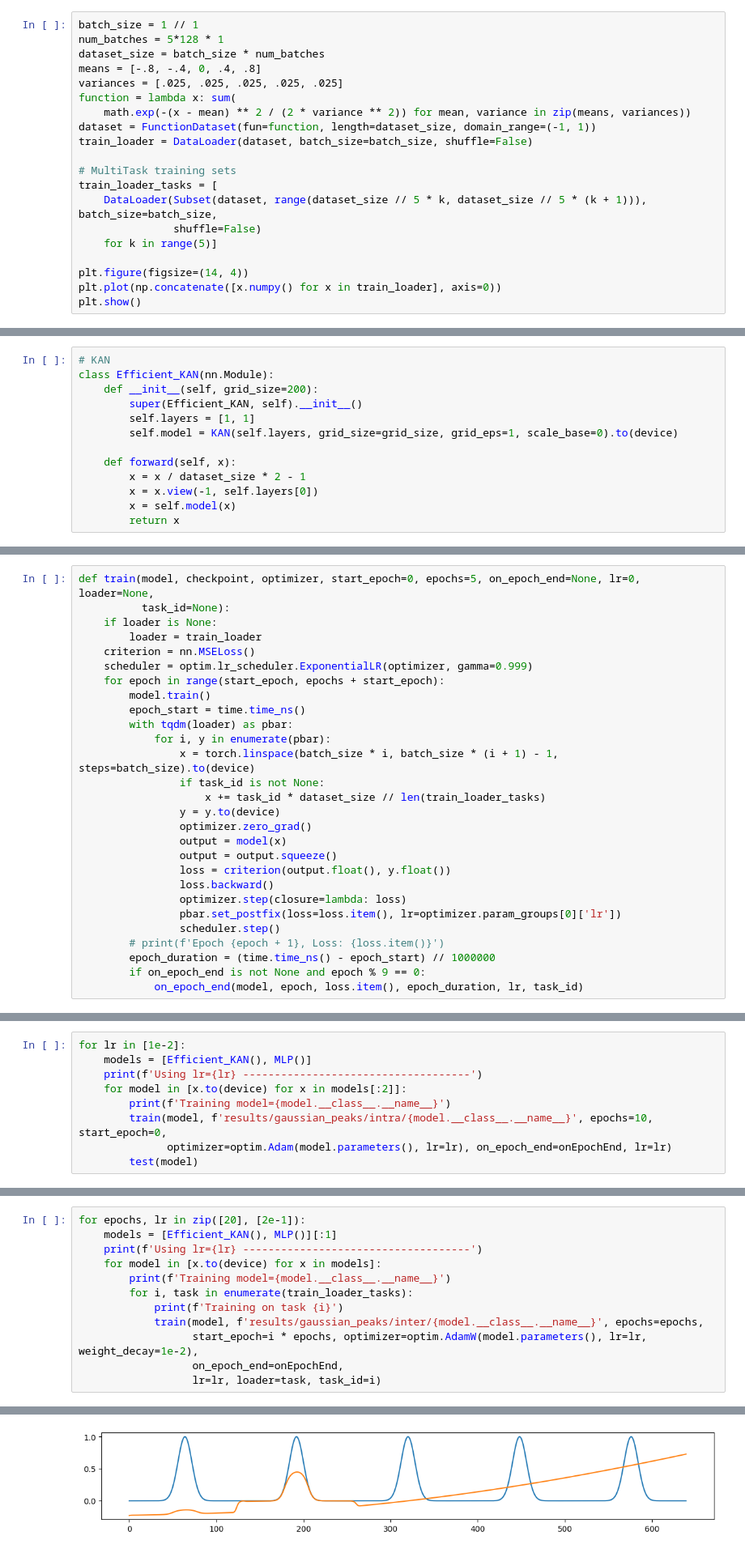
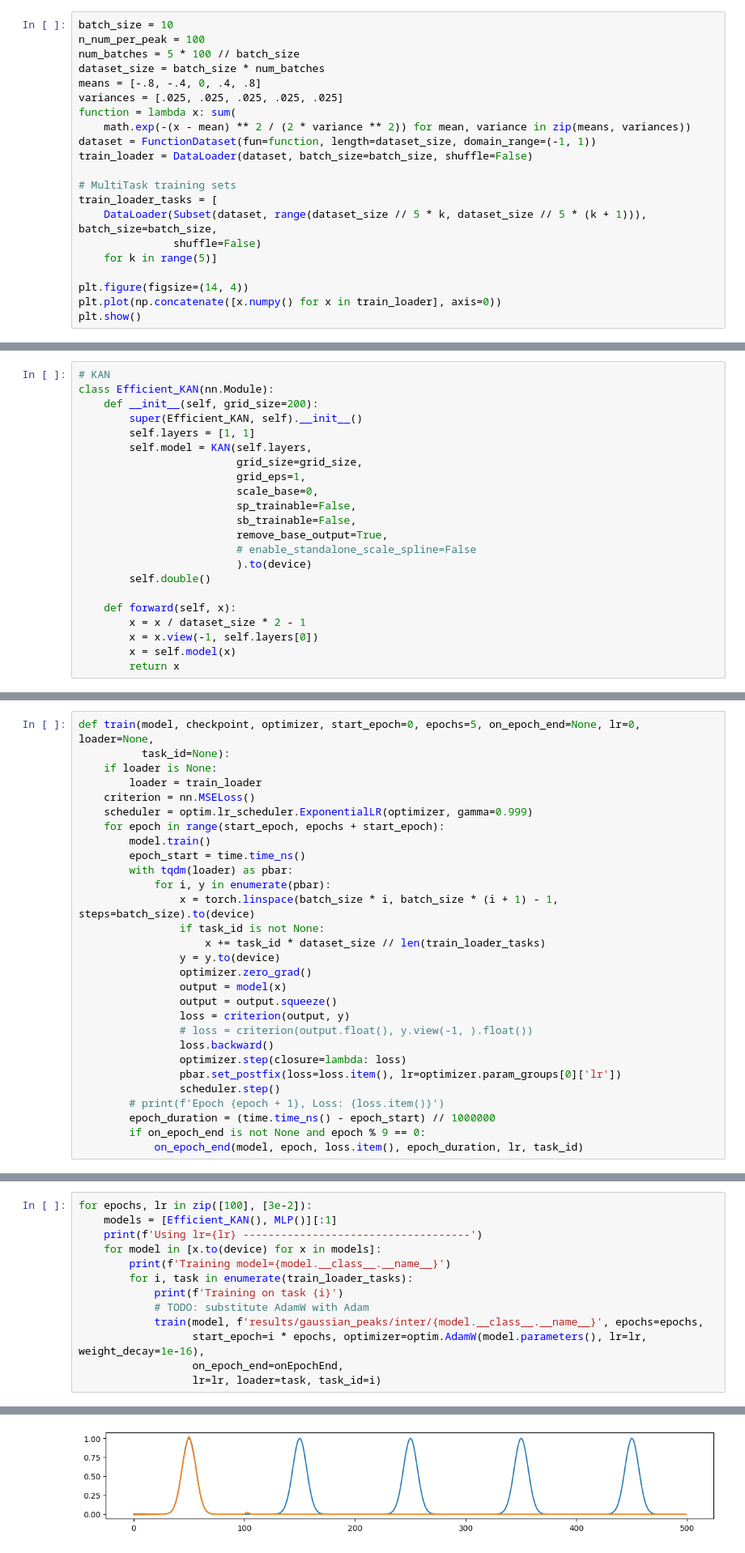
Before and after one commit to MrPio/KAN-Continual_Learning_tests, a Jupyter notebook: Is_EfficientKAN_good.ipynb, the cells around one changed output, grey strips where cells are left out. Shown at 81% size. Cells and saved outputs as stored; diff of their text form.

Commit message:
Optimal configuration in Gaussian Peaks for efficient KANs

```diff
--- a/Is_EfficientKAN_good.ipynb
+++ b/Is_EfficientKAN_good.ipynb
@@ -37,8 +37,9 @@ class FunctionDataset(Dataset):
     def __getitem__(self, idx):
         return self.fun(idx / self.length * (self.domain_range[1] - self.domain_range[0]) + self.domain_range[0])
 # %%
-batch_size = 1 // 1
-num_batches = 5*128 * 1
+batch_size = 10
+n_num_per_peak = 100
+num_batches = 5 * 100 // batch_size
 dataset_size = batch_size * num_batches
 means = [-.8, -.4, 0, .4, .8]
 variances = [.025, .025, .025, .025, .025]
@@ -81,7 +82,16 @@ class Efficient_KAN(nn.Module):
     def __init__(self, grid_size=200):
         super(Efficient_KAN, self).__init__()
         self.layers = [1, 1]
-        self.model = KAN(self.layers, grid_size=grid_size, grid_eps=1, scale_base=0).to(device)
+        self.model = KAN(self.layers,
+                         grid_size=grid_size,
+                         grid_eps=1,
+                         scale_base=0,
+                         sp_trainable=False,
+                         sb_trainable=False,
+                         remove_base_output=True,
+                         # enable_standalone_scale_spline=False
+                         ).to(device)
+        self.double()
 
     def forward(self, x):
         x = x / dataset_size * 2 - 1
@@ -125,7 +135,8 @@ def train(model, checkpoint, optimizer, start_epoch=0, epochs=5, on_epoch_end=No
                 optimizer.zero_grad()
                 output = model(x)
                 output = output.squeeze()
-                loss = criterion(output.float(), y.float())
+                loss = criterion(output, y)
+                # loss = criterion(output.float(), y.view(-1, ).float())
                 loss.backward()
                 optimizer.step(closure=lambda: loss)
                 pbar.set_postfix(loss=loss.item(), lr=optimizer.param_groups[0]['lr'])
@@ -199,24 +208,16 @@ def onEpochEnd(model, epoch, train_loss, epoch_duration, lr, task_id):
-# %%
-for lr in [1e-2]:
-    models = [Efficient_KAN(), MLP()]
-    print(f'Using lr={lr} ------------------------------------')
-    for model in [x.to(device) for x in models[:2]]:
-        print(f'Training model={model.__class__.__name__}')
-        train(model, f'results/gaussian_peaks/intra/{model.__class__.__name__}', epochs=10, start_epoch=0,
-              optimizer=optim.Adam(model.parameters(), lr=lr), on_epoch_end=onEpochEnd, lr=lr)
-        test(model)
 # %% [markdown]
 ## INTER DATASET TEST
 # %%
-for epochs, lr in zip([20], [2e-1]):
+for epochs, lr in zip([100], [3e-2]):
     models = [Efficient_KAN(), MLP()][:1]
     print(f'Using lr={lr} ------------------------------------')
     for model in [x.to(device) for x in models]:
         print(f'Training model={model.__class__.__name__}')
         for i, task in enumerate(train_loader_tasks):
             print(f'Training on task {i}')
+            # TODO: substitute AdamW with Adam
             train(model, f'results/gaussian_peaks/inter/{model.__class__.__name__}', epochs=epochs,
-                  start_epoch=i * epochs, optimizer=optim.AdamW(model.parameters(), lr=lr, weight_decay=1e-2),
+                  start_epoch=i * epochs, optimizer=optim.AdamW(model.parameters(), lr=lr, weight_decay=1e-16),
                   on_epoch_end=onEpochEnd,
                   lr=lr, loader=task, task_id=i)
 # %% [output]
@@ -231 +231 @@ Training on task 1
-[figure, old version]
+[figure, new version]
```
Also changed, not shown: parts of 4 cells of this notebook, 1 other file.
